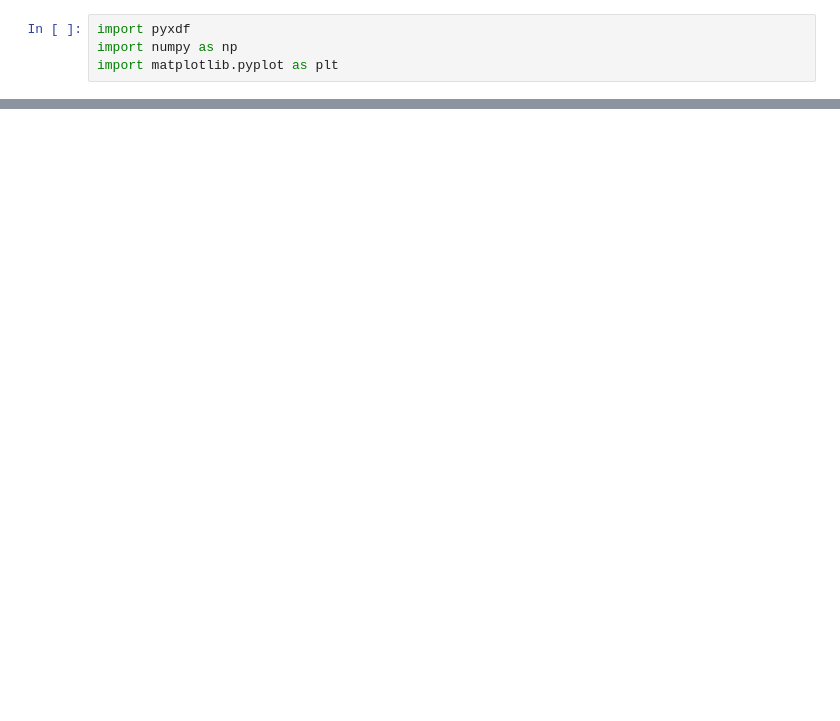
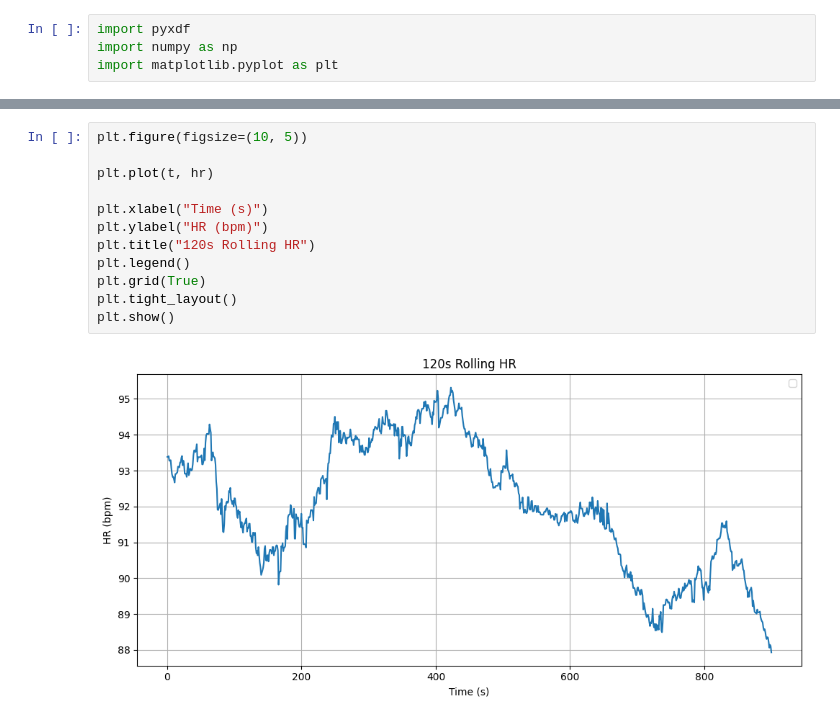
Before and after one commit to sanrav2016/AD8232-ECG-Validation, a Jupyter notebook: ecg_analysis.ipynb, the cells around one changed output, grey strips where cells are left out. Drawn from its saved outputs; the diff is of its cells as text; blank space fills up the shorter version.

```diff
--- a/ecg_analysis.ipynb
+++ b/ecg_analysis.ipynb
@@ -381,0 +519,14 @@ PPG_IR HRV metrics:
+# %%
+plt.figure(figsize=(10, 5))
+
+plt.plot(t, hr)
+
+plt.xlabel("Time (s)")
+plt.ylabel("HR (bpm)")
+plt.title("120s Rolling HR")
+plt.legend()
+plt.grid(True)
+plt.tight_layout()
+plt.show()
+# %% [output]
+[figure, added]
```
Also changed, not shown: parts of 15 cells of this notebook, 2 other files.
